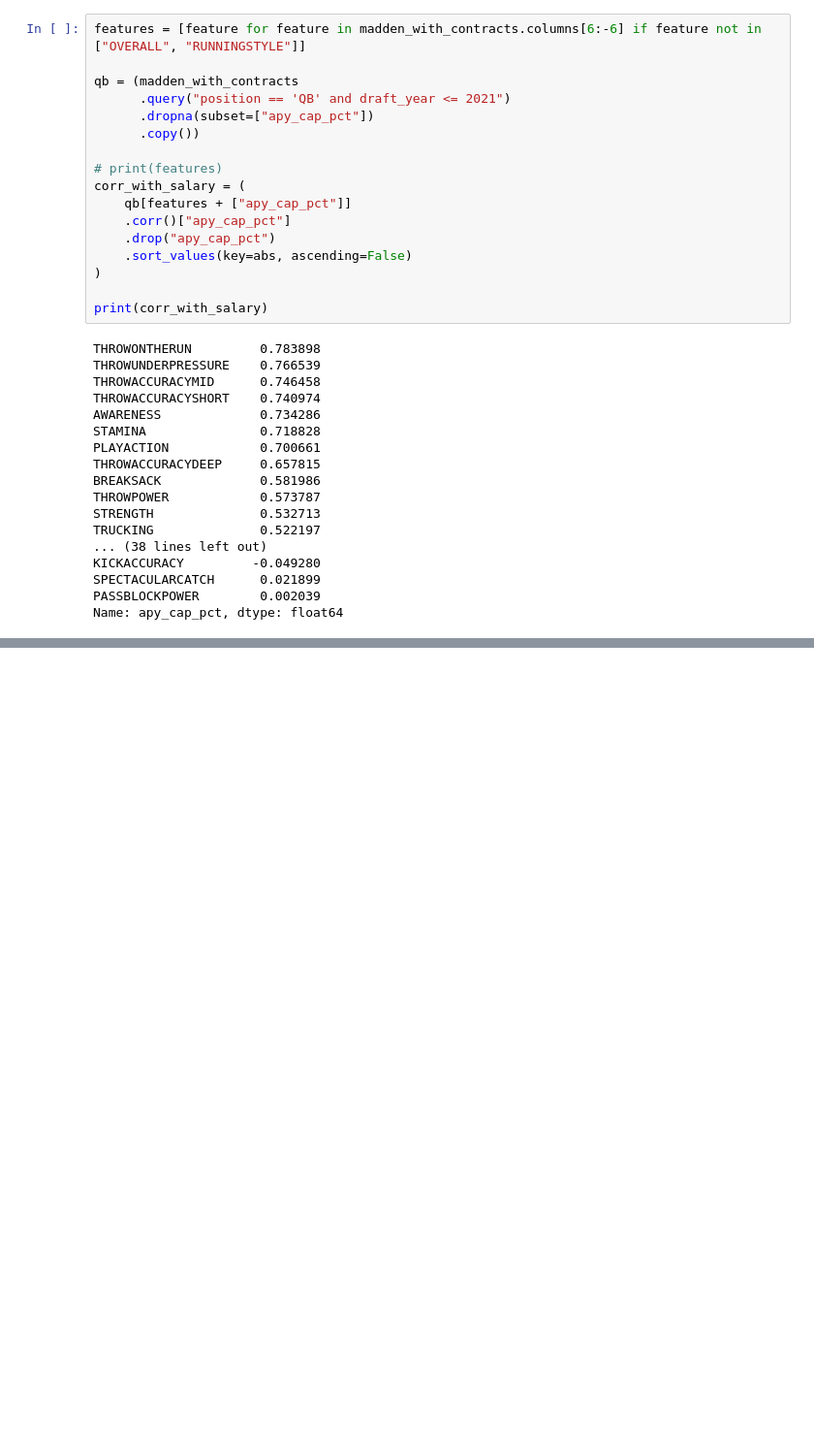
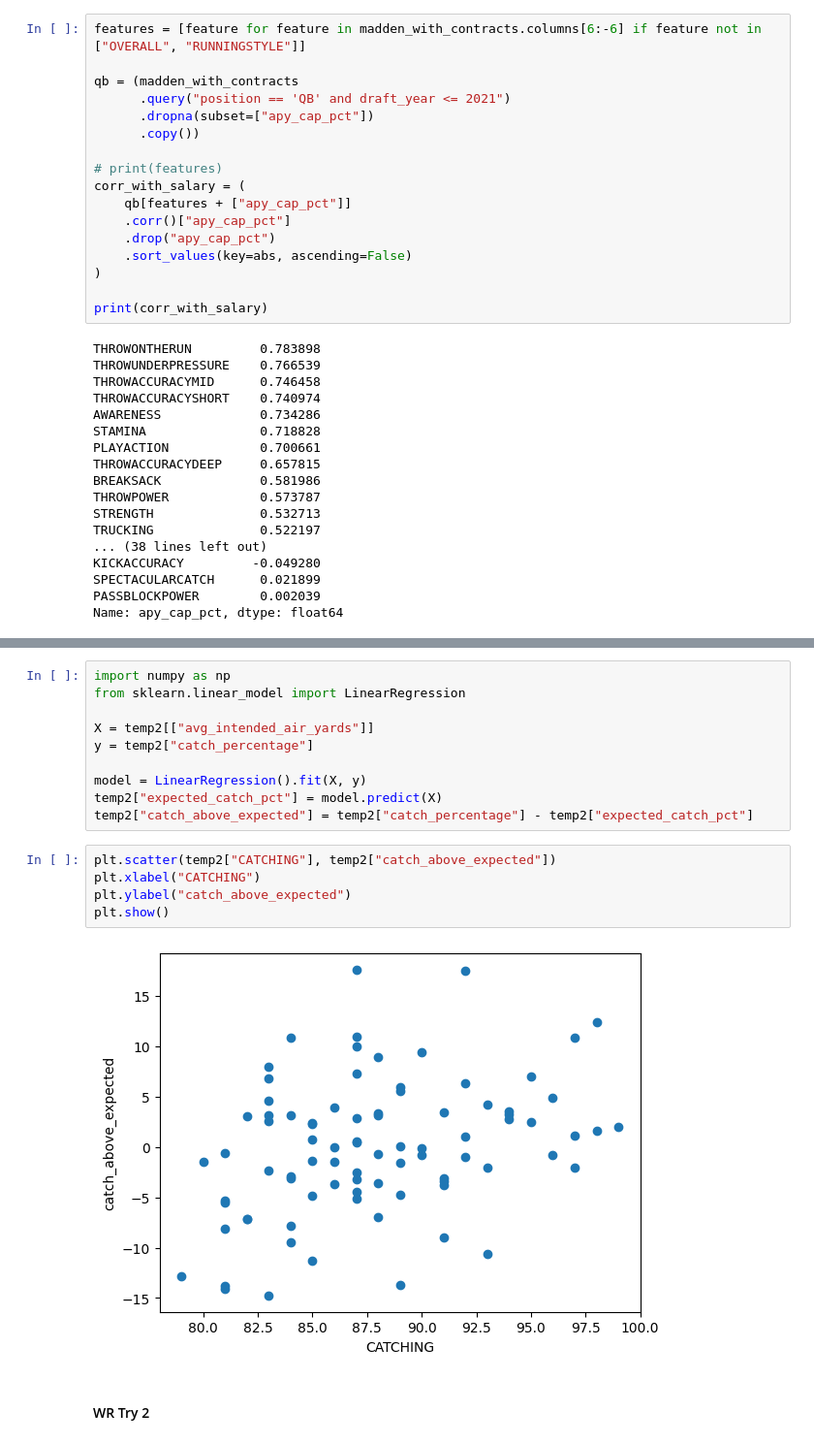
Before and after one commit to CharlieHubbard7/NFLResearch, a Jupyter notebook: NFL_Research_(5_26_26).ipynb, the cells around one changed output, grey strips where cells are left out. Shown at 97% size. Saved outputs shown, nothing was run; the diff lists cells and outputs as text; blank space fills up the shorter version.

```diff
--- a/NFL_Research_(5_26_26).ipynb
+++ b/NFL_Research_(5_26_26).ipynb
@@ -699,0 +788,19 @@ Name: apy_cap_pct, dtype: float64
+# %%
+import numpy as np
+from sklearn.linear_model import LinearRegression
+
+X = temp2[["avg_intended_air_yards"]]
+y = temp2["catch_percentage"]
+
+model = LinearRegression().fit(X, y)
+temp2["expected_catch_pct"] = model.predict(X)
+temp2["catch_above_expected"] = temp2["catch_percentage"] - temp2["expected_catch_pct"]
+# %%
+plt.scatter(temp2["CATCHING"], temp2["catch_above_expected"])
+plt.xlabel("CATCHING")
+plt.ylabel("catch_above_expected")
+plt.show()
+# %% [output]
+[figure, added]
+# %% [markdown]
+#### WR Try 2
```
Also changed, not shown: parts of 25 cells of this notebook.
